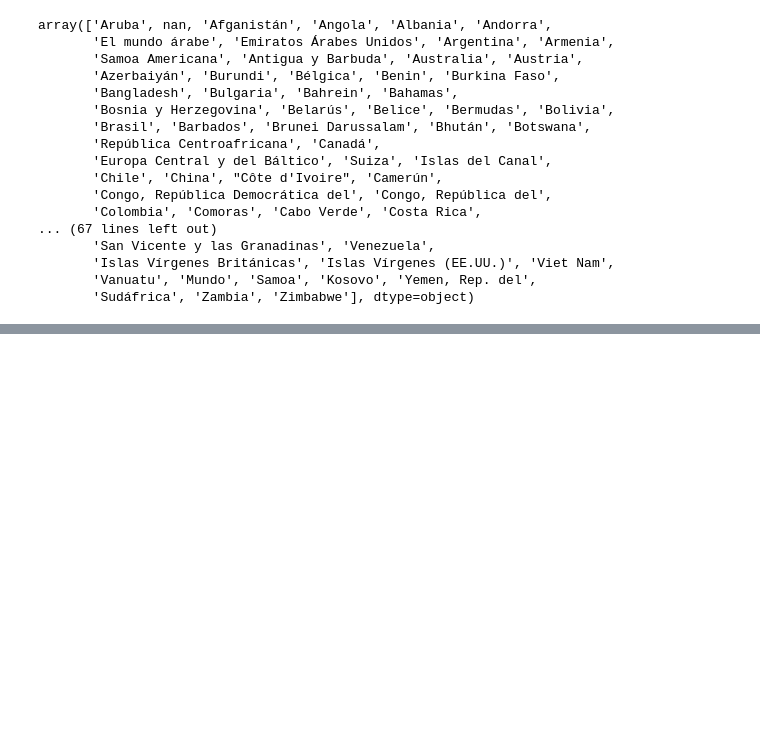
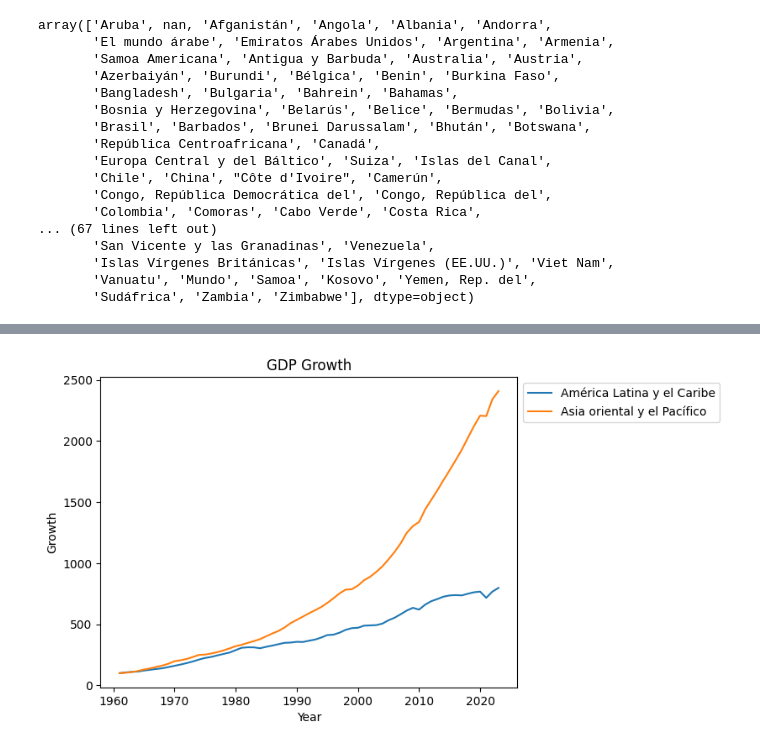
Before and after one commit to nicodigos/gdp-growth-chart, a Jupyter notebook: GDPGrowth.ipynb, the cells around one changed output, grey strips where cells are left out. Saved outputs shown, nothing was run; the diff lists cells and outputs as text; code cells hidden in the pictures; blank space fills up the shorter version.

```diff
--- a/GDPGrowth.ipynb
+++ b/GDPGrowth.ipynb
@@ -132,0 +207,9 @@ z
+# %%
+plot_country_pib_index_year_range(1960, 2023, ['América Latina y el Caribe',
+                                         # 'Europa y Asia central',
+                                         # "Oriente Medio y Norte de África",
+                                         # "Asia meridional",
+                                         "Asia oriental y el Pacífico"
+                                        ])
+# %% [output]
+[figure, added]
```
Also changed, not shown: parts of 6 cells of this notebook, 1 other file.
